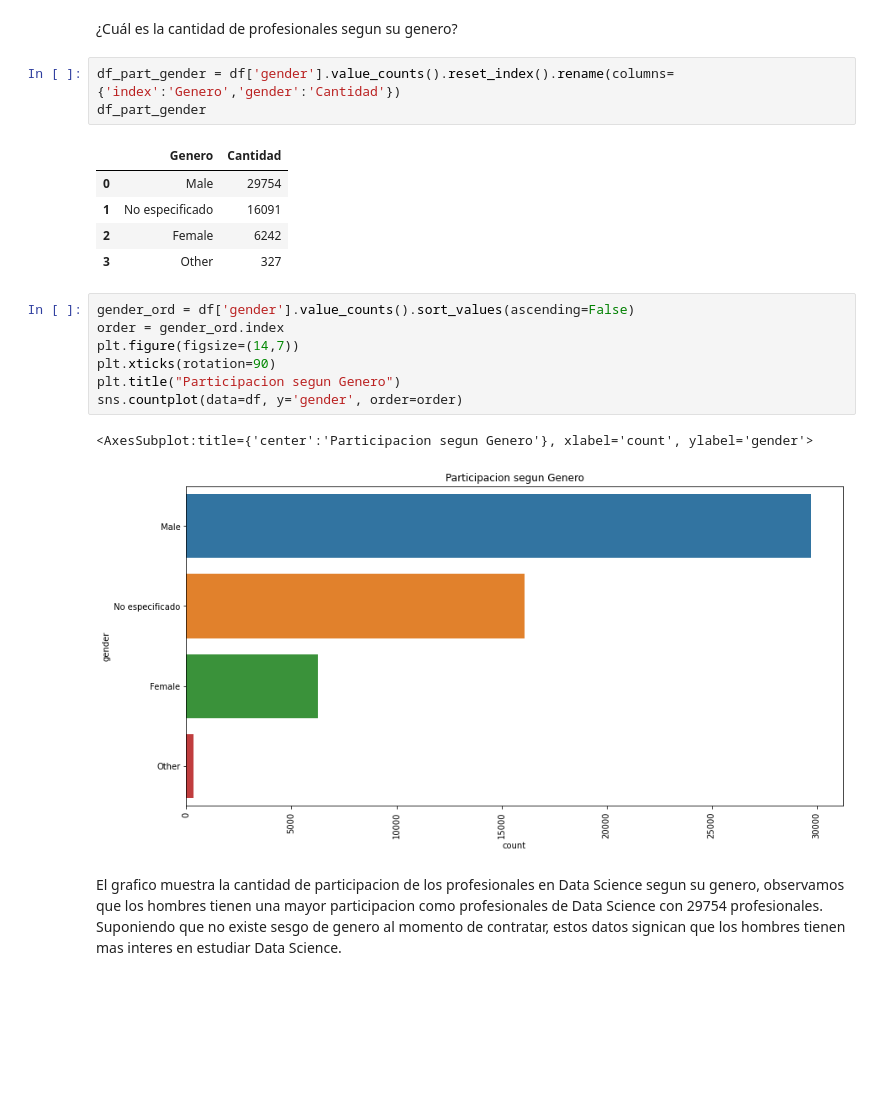
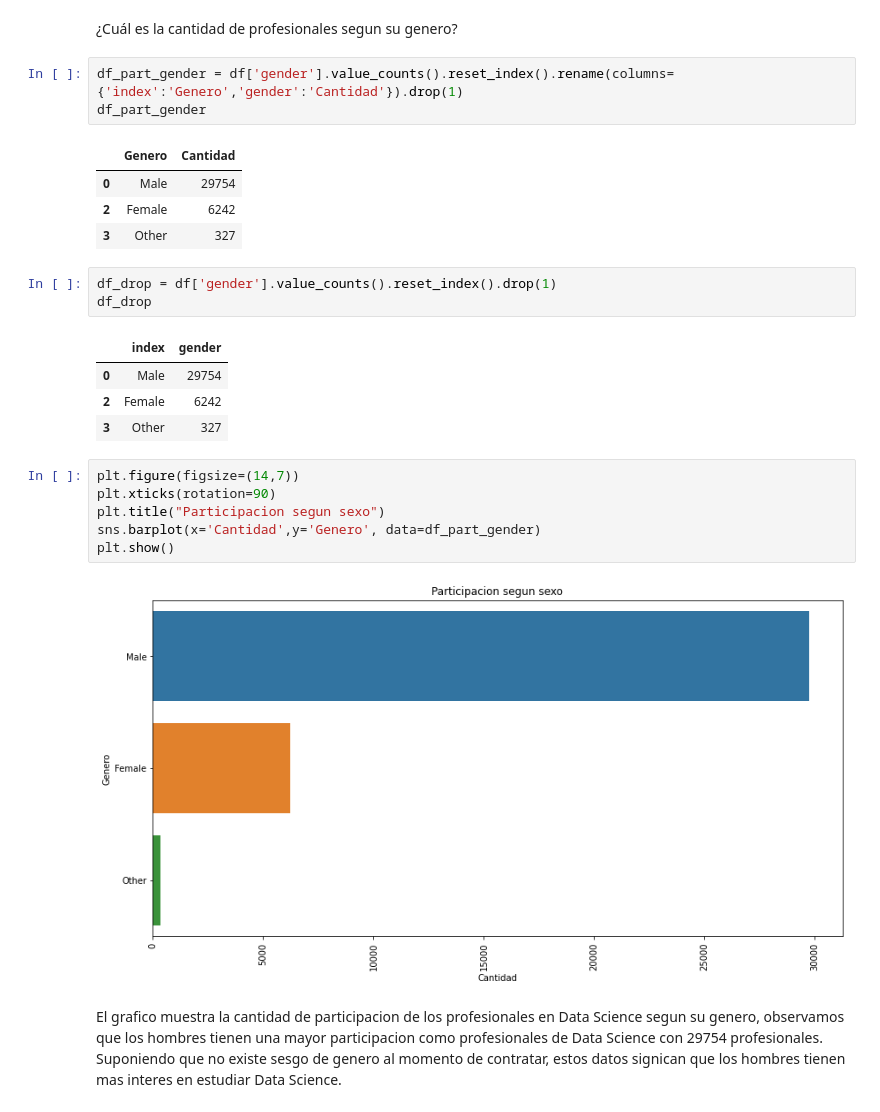
Before and after one commit to joevilla96/-DataProyect, a Jupyter notebook: src/EDA1.ipynb, the cells around one changed output. Drawn from its saved outputs; the diff is of its cells as text; blank space fills up the shorter version.

```diff
--- a/src/EDA1.ipynb
+++ b/src/EDA1.ipynb
@@ -56,24 +128,29 @@ El grafico muestra el porcentaje de participacion de los profesionales en Data S
 # %% [markdown]
 ¿Cuál es la cantidad de profesionales segun su genero?
 # %%
-df_part_gender = df['gender'].value_counts().reset_index().rename(columns={'index':'Genero','gender':'Cantidad'})
+df_part_gender = df['gender'].value_counts().reset_index().rename(columns={'index':'Genero','gender':'Cantidad'}).drop(1)
 df_part_gender
 # %% [output]
 |  | Genero | Cantidad |
 | 0 | Male | 29754 |
-| 1 | No especificado | 16091 |
 | 2 | Female | 6242 |
 | 3 | Other | 327 |
+# %%
+df_drop = df['gender'].value_counts().reset_index().drop(1)
+df_drop
+# %% [output]
+|  | index | gender |
+| 0 | Male | 29754 |
+| 2 | Female | 6242 |
+| 3 | Other | 327 |
 # %%
-gender_ord = df['gender'].value_counts().sort_values(ascending=False)
-order = gender_ord.index
 plt.figure(figsize=(14,7))
 plt.xticks(rotation=90)
-plt.title("Participacion segun Genero")
-sns.countplot(data=df, y='gender', order=order)
+plt.title("Participacion segun sexo")
+sns.barplot(x='Cantidad',y='Genero', data=df_part_gender)
+plt.show()
 # %% [output]
-<AxesSubplot:title={'center':'Participacion segun Genero'}, xlabel='count', ylabel='gender'>
-[figure, old version]
+[figure, new version]
 # %% [markdown]
 El grafico muestra la cantidad de participacion de los profesionales en Data Science segun su genero, observamos que los hombres tienen una mayor participacion como profesionales de Data Science con 29754 profesionales. Suponiendo que no existe sesgo de genero al momento de contratar, estos datos signican que los hombres tienen mas interes en estudiar Data Science.
 # %% [markdown]
```
Also changed, not shown: parts of 18 cells of this notebook.
